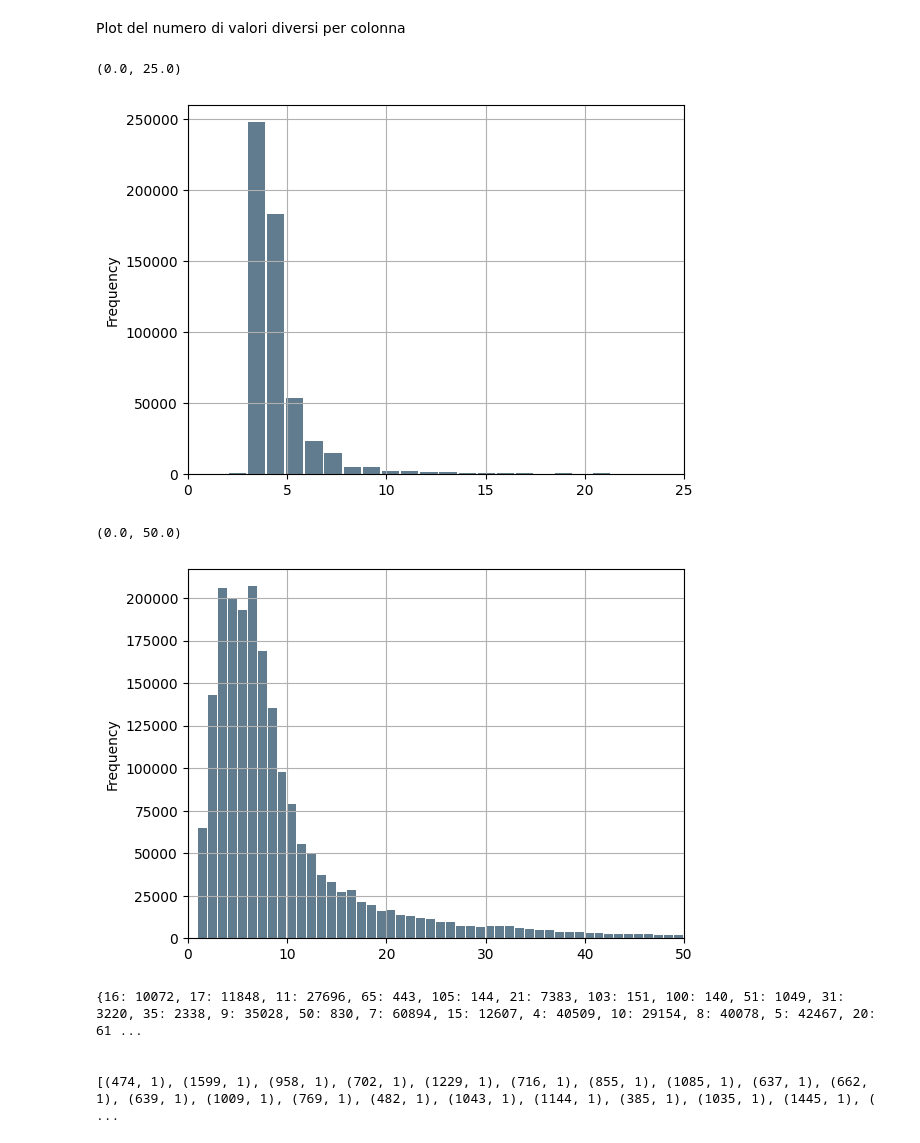
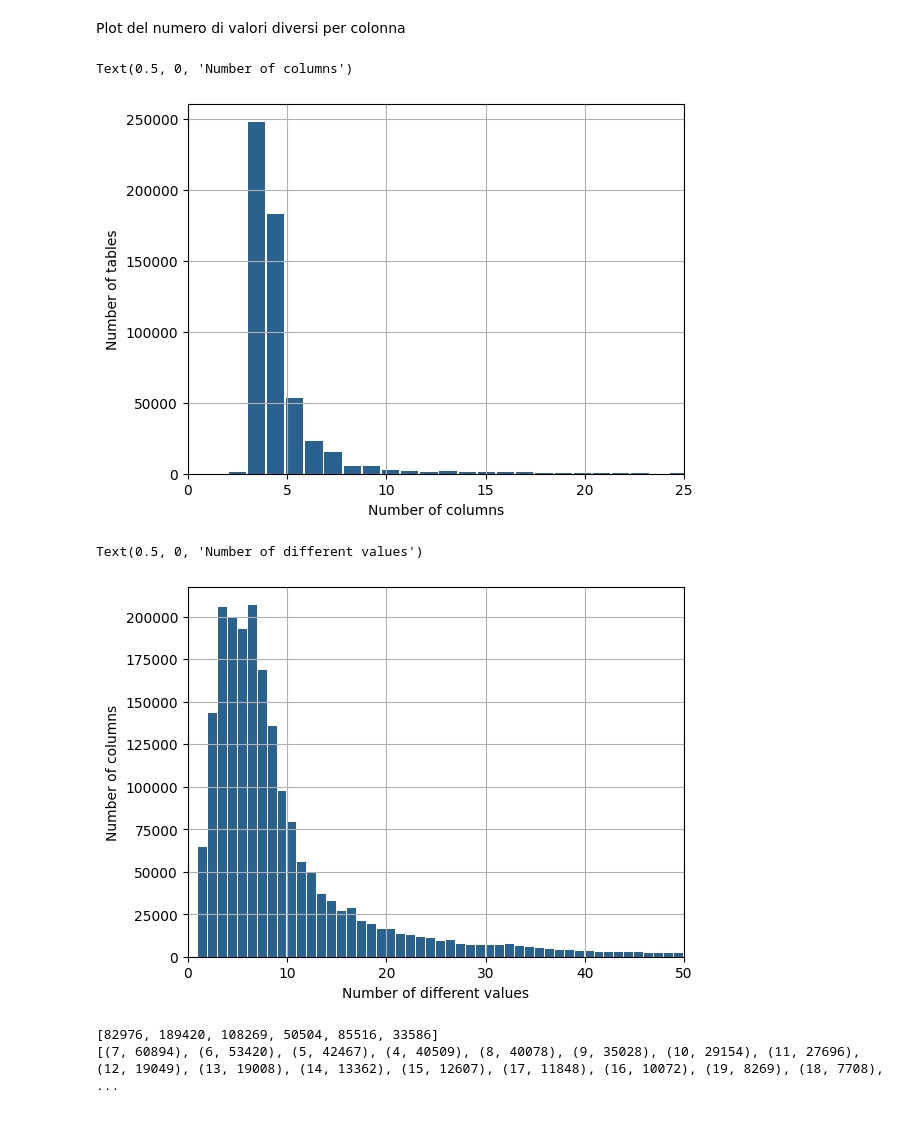
Before and after one commit to DDDavides/IDD, a Jupyter notebook: stats/stats_presenter.ipynb, the cells around one changed output. Saved outputs shown, nothing was run; the diff lists cells and outputs as text; code cells hidden in the pictures.

```diff
--- a/stats/stats_presenter.ipynb
+++ b/stats/stats_presenter.ipynb
@@ -100,17 +104,21 @@ numrows_distr.set_xlim(0, 50)
 # %% [markdown]
 Plot del numero di valori diversi per colonna
 # %%
-numcolumns_distr = datas["numColumns"].plot.hist(bins=30000, grid=True, color='#607c8e', rwidth=0.9)
+numcolumns_distr = datas["numColumns"].plot.hist(bins=30000, grid=True, color='#2A628F', rwidth=0.9)
 numcolumns_distr.set_xlim(0, 25)
+numcolumns_distr.set_ylabel("Number of tables")
+numcolumns_distr.set_xlabel("Number of columns")
 # %% [output]
-(0.0, 25.0)
+Text(0.5, 0, 'Number of columns')
-[figure, old version]
+[figure, new version]
 # %%
-coldiff = column2diff.plot.hist(bins=6000, grid=True, color='#607c8e', rwidth=0.9)
+coldiff = column2diff.plot.hist(bins=6000, grid=True, color='#2A628F', rwidth=0.9)
 coldiff.set_xlim(0, 50)
+coldiff.set_ylabel("Number of columns")
+coldiff.set_xlabel("Number of different values")
 # %% [output]
-(0.0, 50.0)
+Text(0.5, 0, 'Number of different values')
-[figure, old version]
+[figure, new version]
 # %%
 numrows2count = dict()
 for row in datas["numRows"]:
@@ -118,15 +126,29 @@ for row in datas["numRows"]:
         numrows2count[row] = numrows2count.get(row) + 1
     else:
         numrows2count[row] = 1
-print(numrows2count)
 print("\n")
-numrows2countsorted = sorted(numrows2count.items(), key=lambda x:x[1])
+numrows2countsorted = sorted(numrows2count.items(), key=lambda x:x[1], reverse=True)
+slots = [0 for _ in range(6)]
+for rows, num in numrows2countsorted:
+    if rows < 6:
+        i=0
+    if rows >= 6 and rows < 10:
+        i=1
+    if rows >= 10 and rows < 15:
+        i = 2
+    if rows >= 15 and rows < 20:
+        i = 3
+    if rows >= 20 and rows < 50:
+        i = 4
+    if rows >= 50:
+        i = 5
+
+    slots[i] += num
+print(slots)
 print(numrows2countsorted)
 # %% [output]
-{16: 10072, 17: 11848, 11: 27696, 65: 443, 105: 144, 21: 7383, 103: 151, 100: 140, 51: 1049, 31: 3220, 35: 2338, 9: 35028, 50: 830, 7: 60894, 15: 12607, 4: 40509, 10: 29154, 8: 40078, 5: 42467, 20: 61 ...
-
-
-[(474, 1), (1599, 1), (958, 1), (702, 1), (1229, 1), (716, 1), (855, 1), (1085, 1), (637, 1), (662, 1), (639, 1), (1009, 1), (769, 1), (482, 1), (1043, 1), (1144, 1), (385, 1), (1035, 1), (1445, 1), ( ...
+[82976, 189420, 108269, 50504, 85516, 33586]
+[(7, 60894), (6, 53420), (5, 42467), (4, 40509), (8, 40078), (9, 35028), (10, 29154), (11, 27696), (12, 19049), (13, 19008), (14, 13362), (15, 12607), (17, 11848), (16, 10072), (19, 8269), (18, 7708), ...
 # %%
 numcolumns2count = dict()
 for column in datas["numColumns"]:
```
Also changed, not shown: parts of 3 cells of this notebook, 4 other files.
